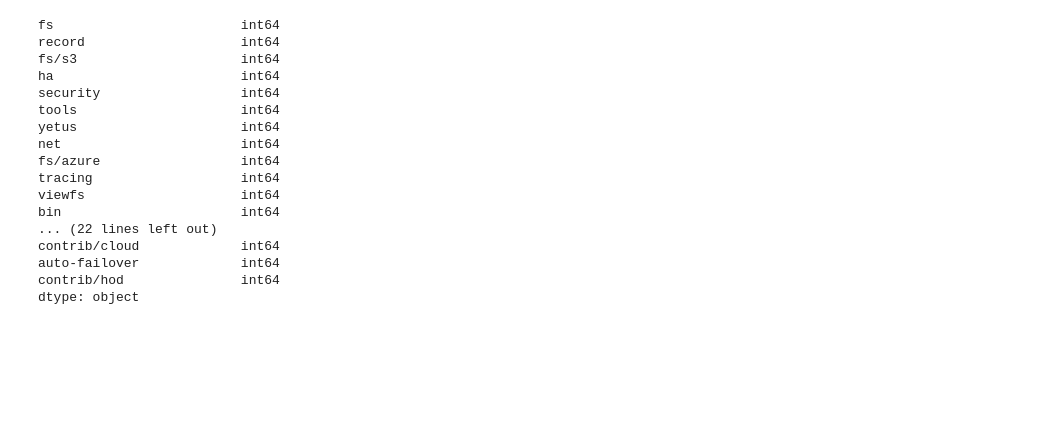
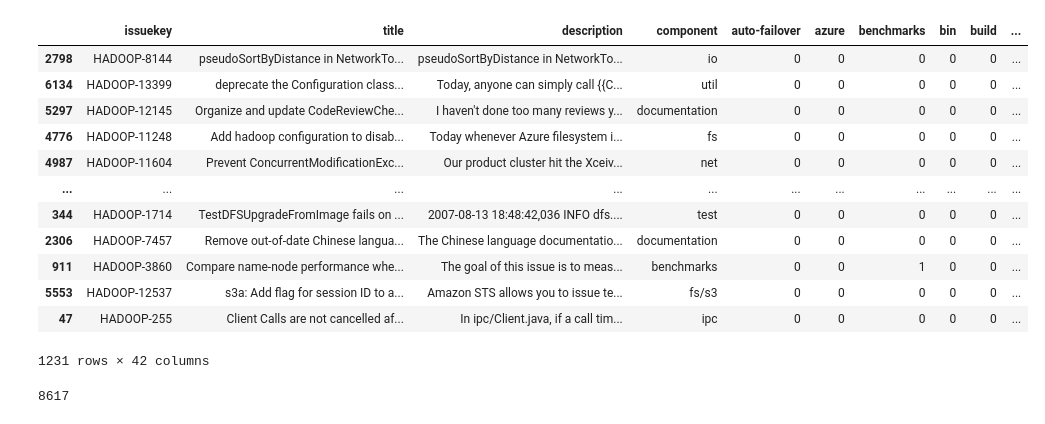
Before and after one commit to a22106/NLP-with-Python, a Jupyter notebook: test.ipynb, the cells around one changed output. Cells and saved outputs as stored; diff of their text form; code cells hidden in the pictures; blank space fills up the shorter version.

```diff
--- a/test.ipynb
+++ b/test.ipynb
@@ -50,0 +54,7 @@ dtype: object
+# %%
+data_ori = pd.read_csv("data/hadoop/HADOOP.csv")
+
+
+x, y = train_test_split(data_ori, test_size = 0.2, random_state=42)
+
+eval_index_list = list(y.index)
@@ -50,0 +67,2 @@ dtype: object
+# %%
+y['text'] = list(y.title + " " + y.description)
@@ -50,0 +89,16 @@ dtype: object
+# %%
+y
+# %% [output]
+|  | issuekey | title | description | component | auto-failover | azure | benchmarks | bin | build | ... |
+| 2798 | HADOOP-8144 | pseudoSortByDistance in NetworkTo... | pseudoSortByDistance in NetworkTo... | io | 0 | 0 | 0 | 0 | 0 | ... |
+| 6134 | HADOOP-13399 | deprecate the Configuration class... | Today, anyone can simply call {{C... | util | 0 | 0 | 0 | 0 | 0 | ... |
+| 5297 | HADOOP-12145 | Organize and update CodeReviewChe... | I haven't done too many reviews y... | documentation | 0 | 0 | 0 | 0 | 0 | ... |
+| 4776 | HADOOP-11248 | Add hadoop configuration to disab... | Today whenever Azure filesystem i... | fs | 0 | 0 | 0 | 0 | 0 | ... |
+| 4987 | HADOOP-11604 | Prevent ConcurrentModificationExc... | Our product cluster hit the Xceiv... | net | 0 | 0 | 0 | 0 | 0 | ... |
+| ... | ... | ... | ... | ... | ... | ... | ... | ... | ... | ... |
+| 344 | HADOOP-1714 | TestDFSUpgradeFromImage fails on ... | 2007-08-13 18:48:42,036 INFO dfs.... | test | 0 | 0 | 0 | 0 | 0 | ... |
+| 2306 | HADOOP-7457 | Remove out-of-date Chinese langua... | The Chinese language documentatio... | documentation | 0 | 0 | 0 | 0 | 0 | ... |
+| 911 | HADOOP-3860 | Compare name-node performance whe... | The goal of this issue is to meas... | benchmarks | 0 | 0 | 1 | 0 | 0 | ... |
+| 5553 | HADOOP-12537 | s3a: Add flag for session ID to a... | Amazon STS allows you to issue te... | fs/s3 | 0 | 0 | 0 | 0 | 0 | ... |
+| 47 | HADOOP-255 | Client Calls are not cancelled af... | In ipc/Client.java, if a call tim... | ipc | 0 | 0 | 0 | 0 | 0 | ... |
+1231 rows × 42 columns
@@ -50,0 +112,4 @@ dtype: object
+# %%
+len(eval_index)
+# %% [output]
+8617
@@ -51,20 +118,2 @@ dtype: object
 # %%
-pd.get_dummies(df[set(df.component)]).dtypes
+y = pd.get_dummies(y[set(df.component)])
-# %% [output]
-fs                        int64
-record                    int64
-fs/s3                     int64
-ha                        int64
-security                  int64
-tools                     int64
-yetus                     int64
-net                       int64
-fs/azure                  int64
-tracing                   int64
-viewfs                    int64
-bin                       int64
-... (22 lines left out)
-contrib/cloud             int64
-auto-failover             int64
-contrib/hod               int64
-dtype: object
```
Also changed, not shown: parts of 30 cells of this notebook, 8 other files.
